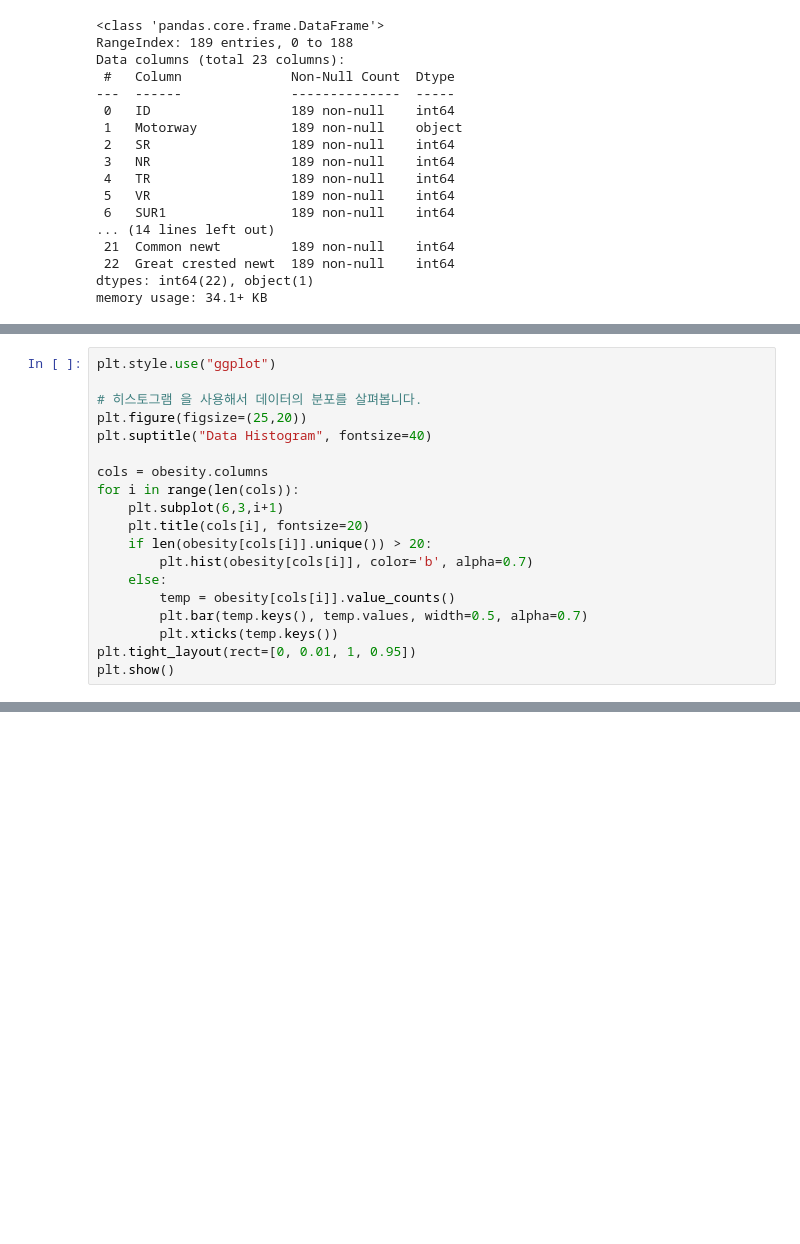
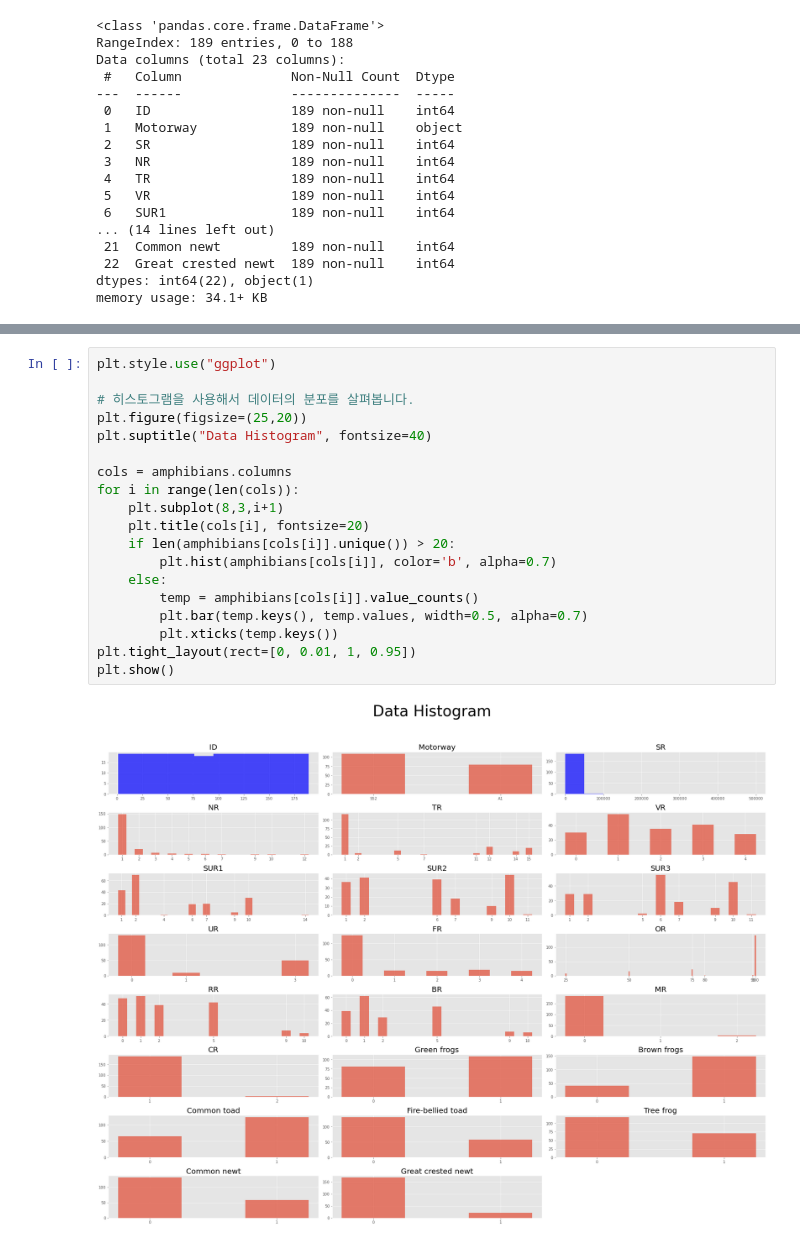
Before and after one commit to iDolphin99/ML, a Jupyter notebook: Machine_Learning_2203/test2.ipynb, the cells around one changed output, grey strips where cells are left out. Cells and saved outputs as stored; diff of their text form; blank space fills up the shorter version.

```diff
--- a/Machine_Learning_2203/test2.ipynb
+++ b/Machine_Learning_2203/test2.ipynb
@@ -125,19 +81,0 @@ Great crested newt ( 2 ):  [0 1]
-# %%
-plt.style.use("ggplot")
-
-# 히스토그램 을 사용해서 데이터의 분포를 살펴봅니다.
-plt.figure(figsize=(25,20))
-plt.suptitle("Data Histogram", fontsize=40)
-
-cols = obesity.columns
-for i in range(len(cols)):
-    plt.subplot(6,3,i+1)
-    plt.title(cols[i], fontsize=20)
-    if len(obesity[cols[i]].unique()) > 20:
-        plt.hist(obesity[cols[i]], color='b', alpha=0.7)
-    else:
-        temp = obesity[cols[i]].value_counts()
-        plt.bar(temp.keys(), temp.values, width=0.5, alpha=0.7)
-        plt.xticks(temp.keys())
-plt.tight_layout(rect=[0, 0.01, 1, 0.95])
-plt.show()
@@ -453,0 +149,21 @@ DBSCAN_Plot(Data=input_data[['X1', 'X2', 'Class4']],NAME="Obesity",min_samples=5
+# %%
+plt.style.use("ggplot")
+
+# 히스토그램을 사용해서 데이터의 분포를 살펴봅니다.
+plt.figure(figsize=(25,20))
+plt.suptitle("Data Histogram", fontsize=40)
+
+cols = amphibians.columns
+for i in range(len(cols)):
+    plt.subplot(8,3,i+1)
+    plt.title(cols[i], fontsize=20)
+    if len(amphibians[cols[i]].unique()) > 20:
+        plt.hist(amphibians[cols[i]], color='b', alpha=0.7)
+    else:
+        temp = amphibians[cols[i]].value_counts()
+        plt.bar(temp.keys(), temp.values, width=0.5, alpha=0.7)
+        plt.xticks(temp.keys())
+plt.tight_layout(rect=[0, 0.01, 1, 0.95])
+plt.show()
+# %% [output]
+[figure, added]
```
Also changed, not shown: parts of 79 cells of this notebook, 3 other files.
